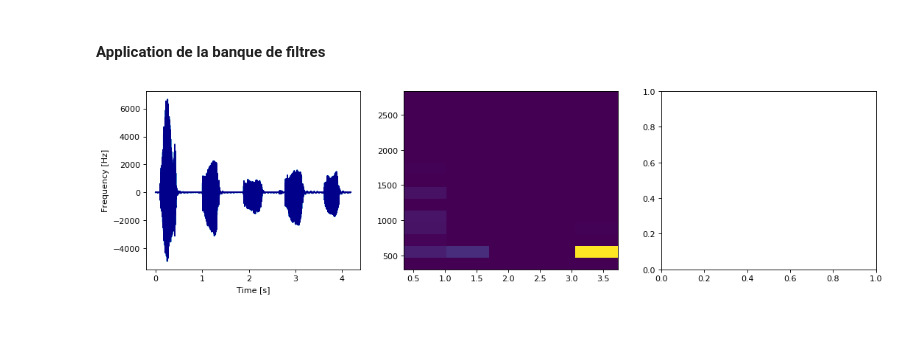
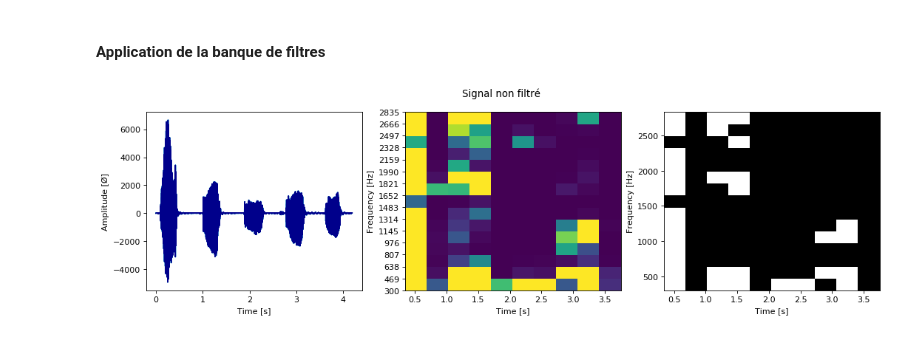
Before and after one commit to lowlighter/sound, a Jupyter notebook: Projet M1.ipynb, the cells around one changed output. Cells and saved outputs as stored; diff of their text form; code cells hidden in the pictures.

Commit message:
Added states and updated spectrogram

```diff
--- a/Projet M1.ipynb
+++ b/Projet M1.ipynb
@@ -94,10 +100,11 @@ def bandpass(fc, q, n, fs):
 # %%
 # Banque des filtres
 filters = []
-filters_fc = []
+filters_fq = []
 # Calcul du pas
 step = round((fmax-fmin)/nb_filters)
 # Génération des filtres
 for fc in range(fmin, fmax, step):
-    filters_fc.append(fc)
-    filters.append(bandpass(fc, q, n, fs))
+    bp, fc, fl, fh = bandpass(fc, q, n, fs)
+    filters.append(bp)
+    filters_fq.append({"fc":fc, "fl":fl, "fh":fh})
@@ -154,44 +144,71 @@ for i in range(len(filters)):
     # Calcul de la réponse
     b, a = filters[i]
     filtered.append(lfilter(b, a, y))
+# %%
+# Etats des filtres
+states = []
+states_sequences = []
+def state_at(s, filter_no):
+    # Calcul de l'indice dans la séquence
+    i = 0
+    while (i < len(states_sequences)) and (states_sequences[i] < s):
+        i = i+1
+    # Retourne l'état du filtre au temps spécifié
+    return states[filter_no][i]
 # %%
 # Affichage des signaux filtrés
 for i in range(len(filtered)):
     # Préparation des figures
-    f, ax = plt.subplots(1, 3, figsize=(16, 4), dpi= 80, facecolor='w', edgecolor='k')
+    f, ax = plt.subplots(1, 3, figsize=(16, 4), dpi= 80, facecolor="w", edgecolor="k")
+    f.suptitle("Signal non filtré" if i == 0 else "Fréquence centrale : "+str(filters_fq[i-1]["fc"])+"Hz")
     # Affichage du spectre d'amplitude
-    ax[0].set_ylabel('Frequency [Hz]')
-    ax[0].set_xlabel('Time [s]')
-    ax[0].plot(t, y, color='aqua')
-    ax[0].plot(t, filtered[i], color='darkblue')
-    # Affiachage du spectrogramme
-    ax[1].set_ylabel('Frequency [Hz]')
-    ax[1].set_xlabel('Time [s]')
-    spectrum, freqs, time, img = ax[1].specgram(filtered[i], Fs=fs, NFFT=2**int(math.log(fs, 2)))
+    ax[0].set_xlabel("Time [s]")
+    ax[0].set_ylabel("Amplitude [Ø]")
+    ax[0].plot(t, y, color="aqua")
+    ax[0].plot(t, filtered[i], color="darkblue")
+
+    # Préparation du spectrogramme
+    NFFT = 2**int(math.log(fs, 2))
+    spectrum, freqs, time, img = ax[1].specgram(filtered[i], Fs=fs, NFFT=NFFT, noverlap=time_res*(NFFT/2))
     ax[1].cla()
+    ax[1].set_ylabel("Frequency [Hz]")
+    ax[1].set_xlabel("Time [s]")
+    ax[1].set_yticks(np.arange(fmin, fmax, step))
 
-    #
-    rspectrum = []; rfreqs = []; rtime = time
-    for j in range(len(filters_fc)):
-        fc_index = np.argmin(np.abs(freqs - filters_fc[j]))
-        rspectrum.append(spectrum[fc_index])
-        rfreqs.append(freqs[fc_index])
+    # Traitement des données spectrogramme
+    rspectrum = []; rfreqs = [];
+    for j in range(len(filters_fq)):
+        # Récupération des index des fréquences centrales, basses et hautes
+        fc = np.argmin(np.abs(freqs - filters_fq[j]["fc"]))
+        fl = np.argmin(np.abs(freqs - filters_fq[j]["fl"]))
+        fh = np.argmin(np.abs(freqs - filters_fq[j]["fh"]))
+        # Somme des valeurs entre la fréquence de coupure basse et haute
+        summed = spectrum[fl]
+        for k in range(fl+1, fh):
+            map(add, summed, spectrum[k])
+        # Ajout des données
+        rspectrum.append(np.clip(summed, 0, psd_max))
+        rfreqs.append(freqs[fc])
+    # Affichage du spectrogramme
+    ax[1].pcolormesh(time, rfreqs, rspectrum)
+    ax[1].plot()
 
-    ax[1].pcolormesh(rtime, rfreqs, rspectrum)
-    #ax[1].plot()
+    # Traitement de états
+    for j in range(len(rspectrum)):
+        for k in range(len(rspectrum[j])):
+            rspectrum[j][k] = rspectrum[j][k] > psd_treshold
 
+    # Affichage des différents états
+    ax[2].pcolormesh(time, rfreqs, rspectrum, cmap=colors.ListedColormap(["black","white"]))
+    ax[2].plot()
+    ax[2].set_ylabel("Frequency [Hz]")
+    ax[2].set_xlabel("Time [s]")
 
-    # Affichage de l'energie
-    #ax[2].set_ylabel('Frequency [Hz]')
-    #ax[2].set_xlabel('Time [s]')
-    #ax[2].set_ylim([0, 2500])
-    #ax[2].plot(time, np.sum(spectrum, axis=0))
-
-
-
+    # Ajout des données pour la fonction d'état
+    states.append(np.transpose(rspectrum))
+    states_sequences = time
 
     # Affichage
     plt.show()
-    break
 # %% [output]
-[figure, old version]
+[figure, new version]
```
Also changed, not shown: parts of 8 cells of this notebook.
